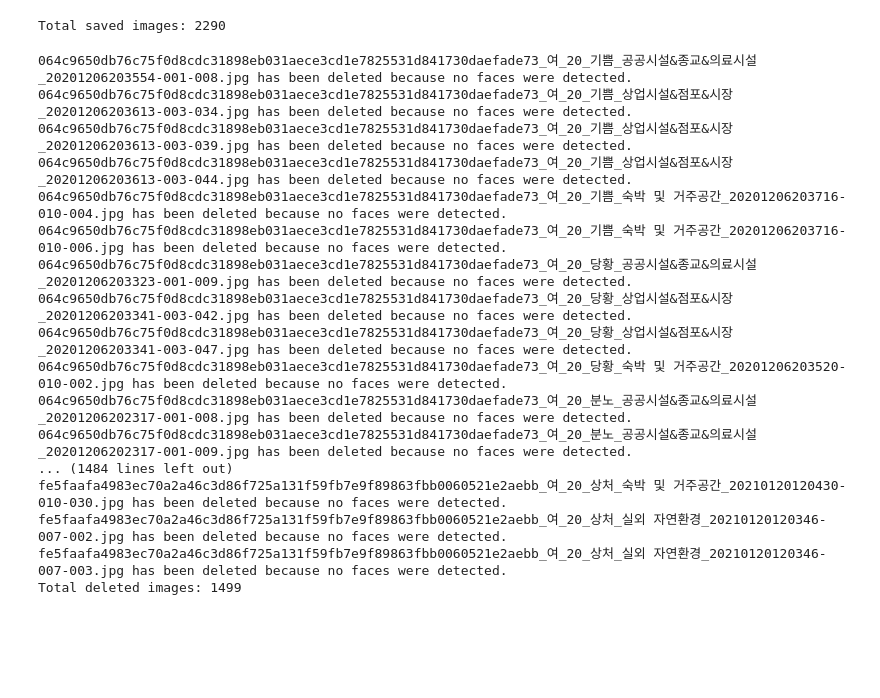
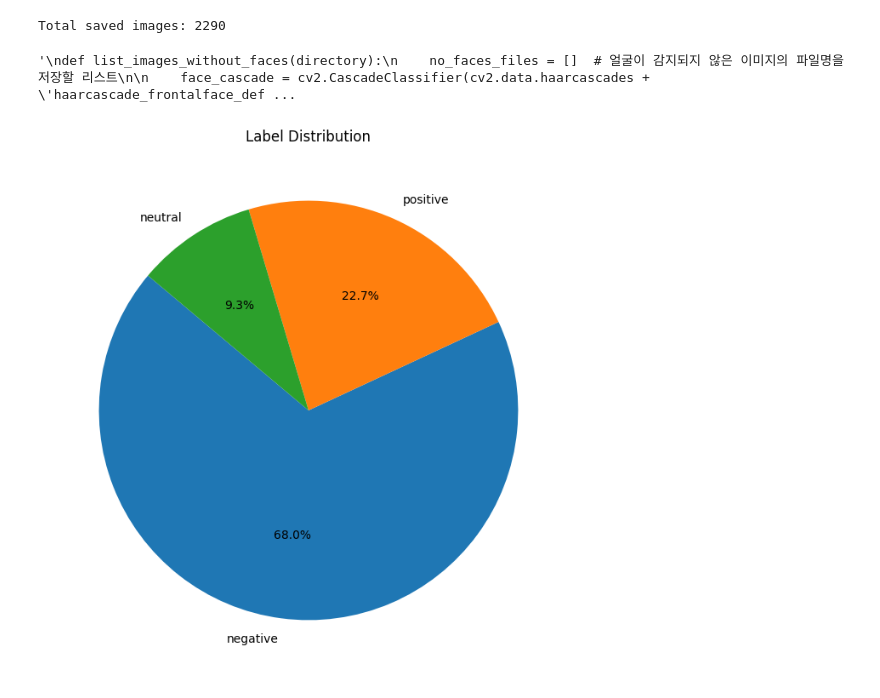
Before and after one commit to yuhohyun/Facial_Expression_Recognition, a Jupyter notebook: json_parsing.ipynb, the cells around one changed output. Saved outputs shown, nothing was run; the diff lists cells and outputs as text; code cells hidden in the pictures; blank space fills up the shorter version.

```diff
--- a/json_parsing.ipynb
+++ b/json_parsing.ipynb
@@ -108,6 +87,7 @@ import tempfile
 import shutil
 import numpy as np
 # %%
+"""
 def list_images_without_faces(directory):
     no_faces_files = []  # 얼굴이 감지되지 않은 이미지의 파일명을 저장할 리스트
 
@@ -141,21 +121,6 @@ saved_images_directory = './sample_data/preprocessed_images'
 
 # 얼굴이 감지되지 않은 이미지 리스트 출력 실행
 list_images_without_faces(saved_images_directory)
+"""
 # %% [output]
-064c9650db76c75f0d8cdc31898eb031aece3cd1e7825531d841730daefade73_여_20_기쁨_공공시설&종교&의료시설_20201206203554-001-008.jpg has been deleted because no faces were detected.
-064c9650db76c75f0d8cdc31898eb031aece3cd1e7825531d841730daefade73_여_20_기쁨_상업시설&점포&시장_20201206203613-003-034.jpg has been deleted because no faces were detected.
-064c9650db76c75f0d8cdc31898eb031aece3cd1e7825531d841730daefade73_여_20_기쁨_상업시설&점포&시장_20201206203613-003-039.jpg has been deleted because no faces were detected.
-064c9650db76c75f0d8cdc31898eb031aece3cd1e7825531d841730daefade73_여_20_기쁨_상업시설&점포&시장_20201206203613-003-044.jpg has been deleted because no faces were detected.
-064c9650db76c75f0d8cdc31898eb031aece3cd1e7825531d841730daefade73_여_20_기쁨_숙박 및 거주공간_20201206203716-010-004.jpg has been deleted because no faces were detected.
-064c9650db76c75f0d8cdc31898eb031aece3cd1e7825531d841730daefade73_여_20_기쁨_숙박 및 거주공간_20201206203716-010-006.jpg has been deleted because no faces were detected.
-064c9650db76c75f0d8cdc31898eb031aece3cd1e7825531d841730daefade73_여_20_당황_공공시설&종교&의료시설_20201206203323-001-009.jpg has been deleted because no faces were detected.
-064c9650db76c75f0d8cdc31898eb031aece3cd1e7825531d841730daefade73_여_20_당황_상업시설&점포&시장_20201206203341-003-042.jpg has been deleted because no faces were detected.
-064c9650db76c75f0d8cdc31898eb031aece3cd1e7825531d841730daefade73_여_20_당황_상업시설&점포&시장_20201206203341-003-047.jpg has been deleted because no faces were detected.
-064c9650db76c75f0d8cdc31898eb031aece3cd1e7825531d841730daefade73_여_20_당황_숙박 및 거주공간_20201206203520-010-002.jpg has been deleted because no faces were detected.
-064c9650db76c75f0d8cdc31898eb031aece3cd1e7825531d841730daefade73_여_20_분노_공공시설&종교&의료시설_20201206202317-001-008.jpg has been deleted because no faces were detected.
-064c9650db76c75f0d8cdc31898eb031aece3cd1e7825531d841730daefade73_여_20_분노_공공시설&종교&의료시설_20201206202317-001-009.jpg has been deleted because no faces were detected.
-... (1484 lines left out)
-fe5faafa4983ec70a2a46c3d86f725a131f59fb7e9f89863fbb0060521e2aebb_여_20_상처_숙박 및 거주공간_20210120120430-010-030.jpg has been deleted because no faces were detected.
-fe5faafa4983ec70a2a46c3d86f725a131f59fb7e9f89863fbb0060521e2aebb_여_20_상처_실외 자연환경_20210120120346-007-002.jpg has been deleted because no faces were detected.
-fe5faafa4983ec70a2a46c3d86f725a131f59fb7e9f89863fbb0060521e2aebb_여_20_상처_실외 자연환경_20210120120346-007-003.jpg has been deleted because no faces were detected.
-Total deleted images: 1499
+'\ndef list_images_without_faces(directory):\n    no_faces_files = []  # 얼굴이 감지되지 않은 이미지의 파일명을 저장할 리스트\n\n    face_cascade = cv2.CascadeClassifier(cv2.data.haarcascades + \'haarcascade_frontalface_def ...
@@ -161,0 +158,32 @@ Total deleted images: 1499
+# %%
+# CSV 파일 읽기
+df = pd.read_csv('labels_updated.csv')
+
+# 라벨 재정의 함수
+def redefine_label(label):
+    if label == '기쁨':
+        return 'positive'
+    elif label in ['당황', '분노', '불안', '상처', '슬픔']:
+        return 'negative'
+    elif label == '중립':
+        return 'neutral'
+    else:
+        return label
+
+# 라벨 재정의 적용
+df['label'] = df['label'].apply(redefine_label)
+
+# 재정의된 라벨로 업데이트된 데이터를 새로운 CSV 파일에 저장
+df.to_csv('labels_updated.csv', index=False)
+# %%
+# 각 라벨별 비율 계산
+label_counts = df['label'].value_counts()
+label_ratios = label_counts / label_counts.sum()
+
+# 원형 그래프 시각화
+plt.figure(figsize=(8, 8))
+plt.pie(label_ratios, labels=label_ratios.index, autopct='%1.1f%%', startangle=140)
+plt.title('Label Distribution')
+plt.show()
+# %% [output]
+[figure, added]
```
Also changed, not shown: parts of 3 cells of this notebook, 6 other files.
